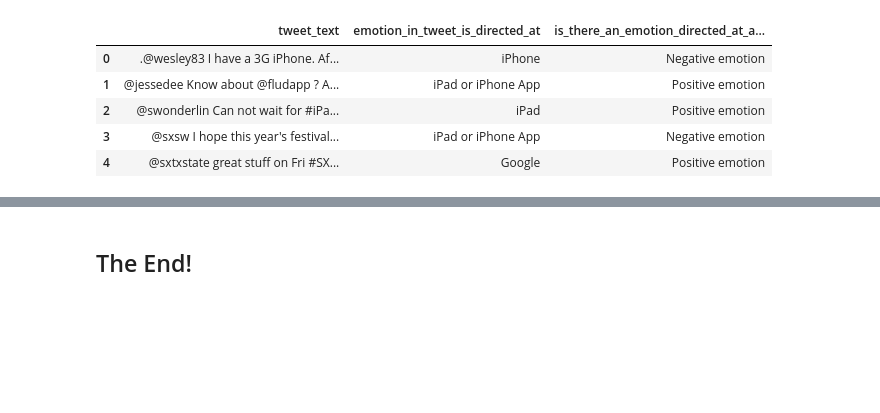
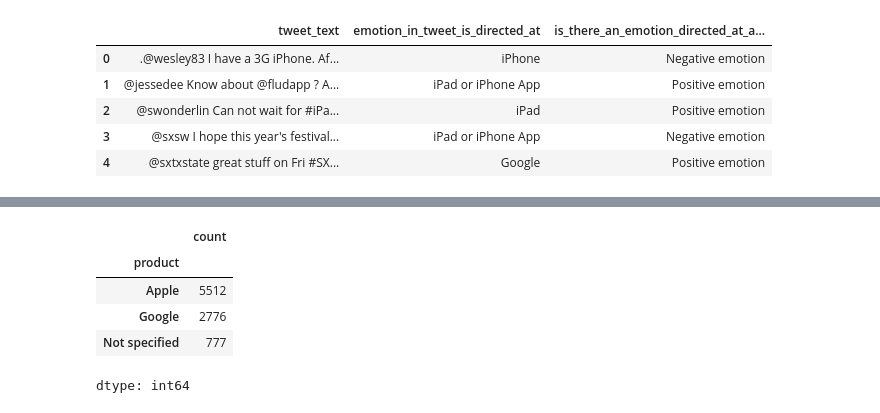
Before and after one commit to raphaelndemo/Tweet-Sentiment-NLP, a Jupyter notebook: notebooks/index.ipynb, the cells around one changed output, grey strips where cells are left out. Saved outputs shown, nothing was run; the diff lists cells and outputs as text; code cells hidden in the pictures; blank space fills up the shorter version.

```diff
--- a/notebooks/index.ipynb
+++ b/notebooks/index.ipynb
@@ -805,2 +169,9 @@ This is the model recommended for deployment because:
-# %% [markdown]
-## The End!
+# %%
+df['product'].value_counts()
+# %% [output]
+|  | count |
+| product |  |
+| Apple | 5512 |
+| Google | 2776 |
+| Not specified | 777 |
+dtype: int64
```
Also changed, not shown: parts of 90 cells of this notebook, 1 other file.
